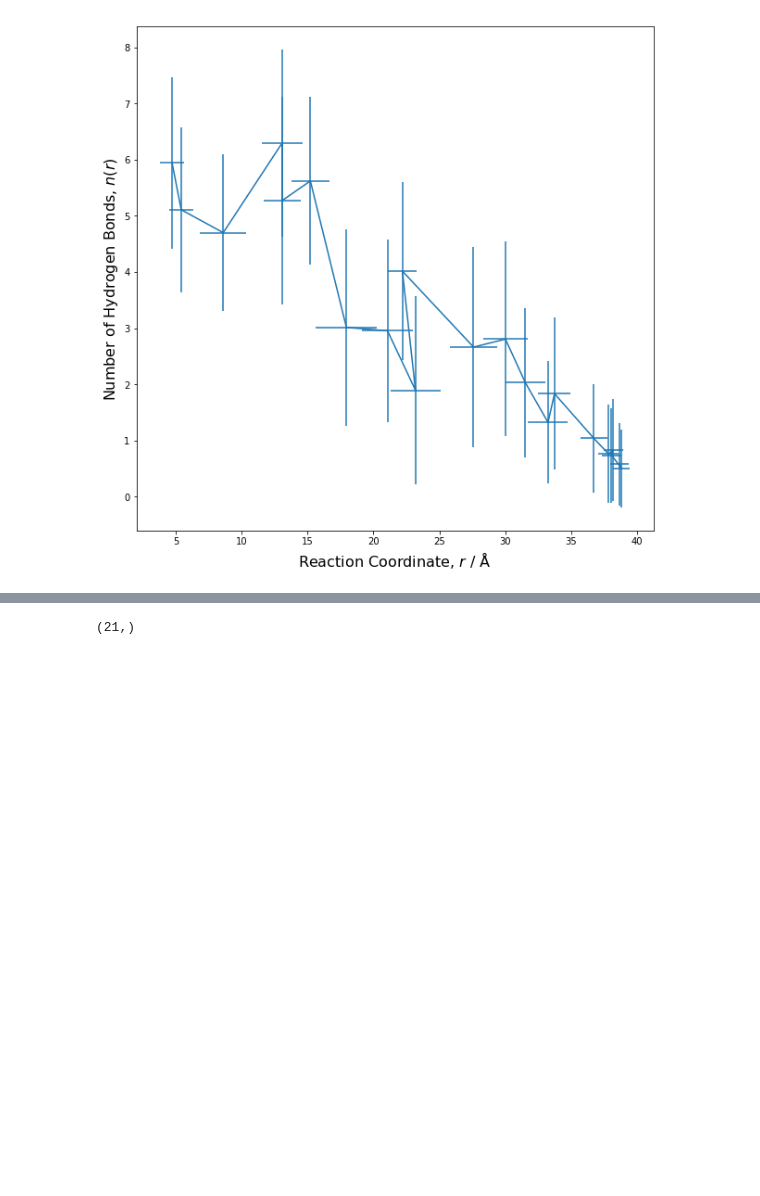
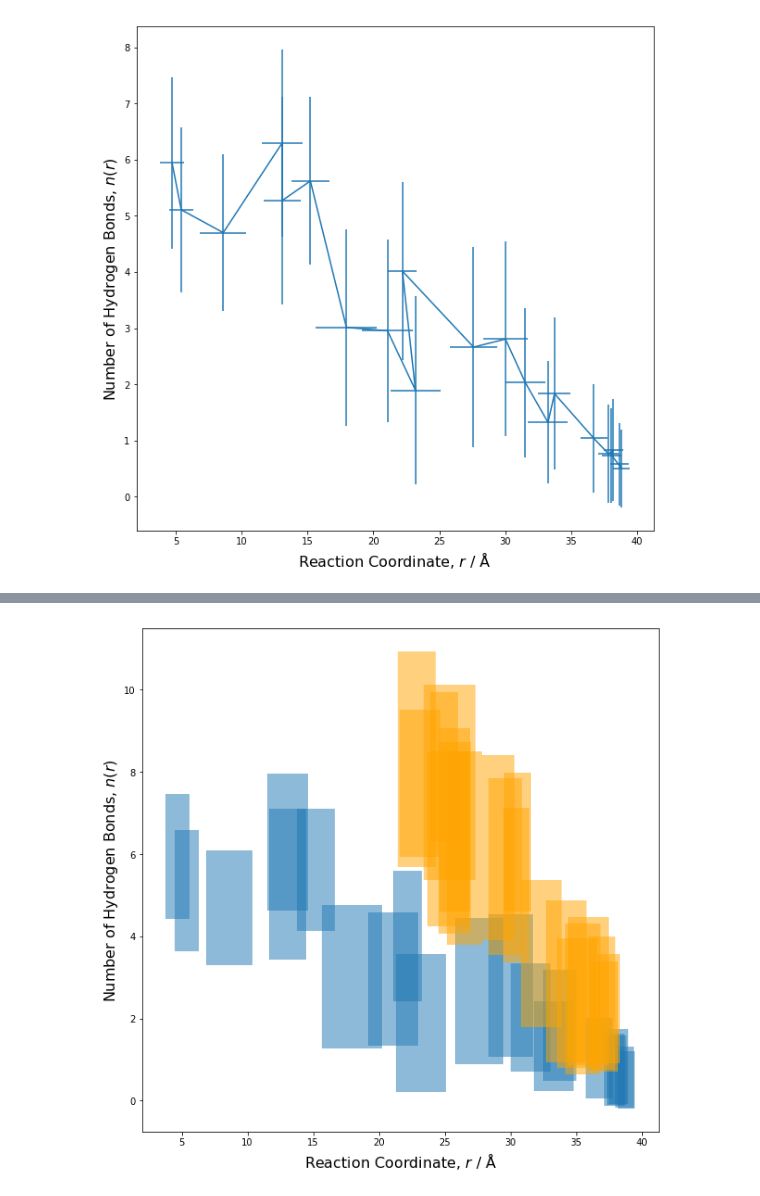
Before and after one commit to gszep/molecular-dynamics, a Jupyter notebook: research-project-assignment/analysis.ipynb, the cells around one changed output, grey strips where cells are left out. Drawn from its saved outputs; the diff is of its cells as text; code cells hidden in the pictures; blank space fills up the shorter version.

```diff
--- a/research-project-assignment/analysis.ipynb
+++ b/research-project-assignment/analysis.ipynb
@@ -229,26 +208,24 @@ xlim(0,40)
 # %%
 X = []; H = []
-for i in range(4,26):
+for i in range(4,24):
     x = []
 
     mol_path = join('./umbrella-sampling-data/helix1_pulling_umbrella',str(i).zfill(2)+'-struct')
     print mol_path
 
-    u = MDAnalysis.Universe(
-            join(mol_path,'struct.gro'),
-            join(mol_path,'umbrella.xtc'))
-
-    h = MDAnalysis.analysis.hbonds.HydrogenBondAnalysis(u,'protein','protein', distance=3.0)
-    h.run(); H += [h]
-
+    u = MDAnalysis.Universe(join(mol_path,'struct.gro'),join(mol_path,'umbrella.xtc'))
     for t in u.trajectory :
 
-        nterm = u.select_atoms('name N and resid 1')
-        cterm = u.select_atoms('name C and resid 12')
+        nterm = u.select_atoms('name N and resid 8439')
+        cterm = u.select_atoms('name C and resid 8451')
         dist = MDAnalysis.analysis.distances.dist(nterm,cterm,box=u.dimensions)[-1,0]
 
         x+= [ dist ]
     X += [x]
 
+    h = MDAnalysis.analysis.hbonds.HydrogenBondAnalysis(u,'protein','protein', distance=3.0)
+    h.run();
+    H += [h]
+
 Y = array([ array([ c for t,c in h.count_by_time() ]).T for h in H ])
 # %% [output]
@@ -259,46 +245,44 @@ IndexError: index 0 is out of bounds for axis 1 with size 0
-# %%
-xerr.shape
-# %% [output]
-(21,)
 # %%
-x2 = mean(array(X),axis=1)
-y2 = mean(array(Y),axis=1)
+x2 = array([mean(xx) for xx in X])
+y2 = array([mean(yy) for yy in Y])
 
 # Dummy errors (above and below)
-xerr2 = std(array(X),axis=1)
-yerr2 = std(array(Y),axis=1)
+xerr2 = array([std(xx) for xx in X])
+yerr2 = array([std(yy) for yy in Y])
 
-def make_error_boxes(ax, xdata, ydata, xerror, yerror,
+def make_error_boxes(ax, xdata, ydata, xerror, yerror, c='b',
                      edgecolor='None', alpha=0.5):
 
     # Create list for all the error patches
     errorboxes = []
 
     # Loop over data points; create box from errors at each point
     for x, y, xe, ye in zip(xdata, ydata, xerror.T, yerror.T):
         rect = Rectangle((x - xe, y - ye), 2*xe, 2*ye)
         errorboxes.append(rect)
 
     # Create patch collection with specified colour/alpha
     pc = PatchCollection(errorboxes, alpha=alpha,
-                         edgecolor=edgecolor)
+                         edgecolor=edgecolor,color=c)
 
     # Add collection to axes
     ax.add_collection(pc)
 
     # Plot errorbars
     artists = ax.errorbar(xdata, ydata, xerr=xerror, yerr=yerror,
                           fmt='None')
 
     return artists
 
 
 # Create figure and axes
 fig, ax = plt.subplots(1,figsize=(10,10))
 
 # Call function to create error boxes
-_ = make_error_boxes(ax, x1, y1, xerr1, yerr1)
-_ = make_error_boxes(ax, x2, y2, xerr2, yerr2)
+_ = make_error_boxes(ax, x1, y1, xerr1, yerr1,c=None)
+_ = make_error_boxes(ax, x2, y2, xerr2, yerr2,c='Orange')
 
 xlabel(r'Reaction Coordinate, $r$ / $\mathrm{\AA}$',fontsize=16)
 ylabel(r'Number of Hydrogen Bonds, $n(r)$',fontsize=16);
+# %% [output]
+[figure, added]
```
Also changed, not shown: parts of 3 cells of this notebook, 13 other files.
